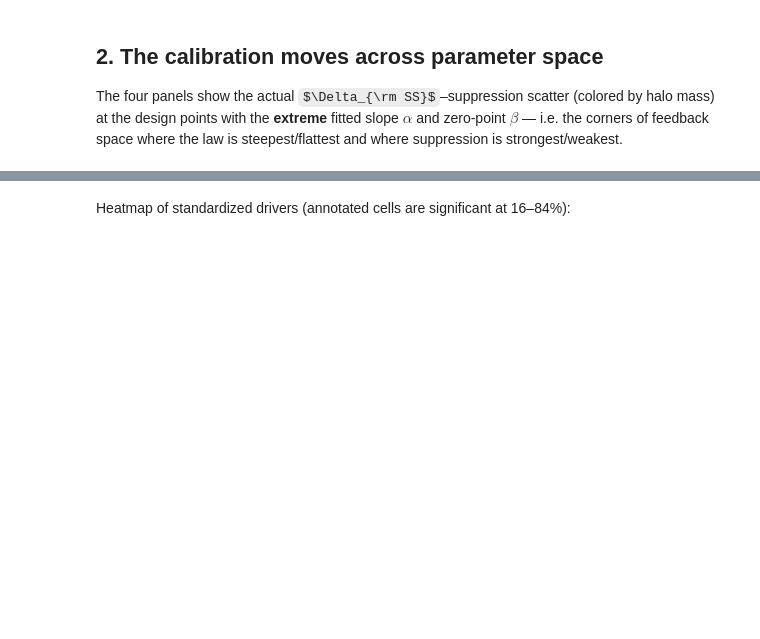
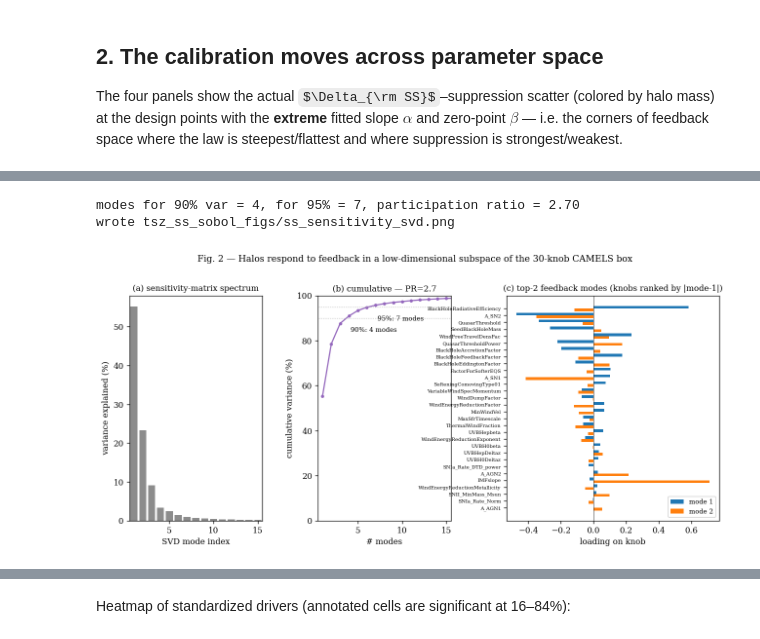
Before and after one commit to Maxelee/BIND, a Jupyter notebook: tsz_ss_calibration_sobol.ipynb, the cells around one changed output, grey strips where cells are left out. Saved outputs shown, nothing was run; the diff lists cells and outputs as text; code cells hidden in the pictures; some formulas as TeX source; blank space fills up the shorter version.

```diff
--- a/tsz_ss_calibration_sobol.ipynb
+++ b/tsz_ss_calibration_sobol.ipynb
@@ -150,0 +695,56 @@ wrote tsz_ss_sobol_figs/ss_money_panels.png
+# %%
+# Fig 2 — SVD of the per-halo sensitivity matrix: effective dimensionality of feedback
+S_kept = S_mat[keep]                                  # (n_kept, 30)
+S_cent = S_kept - S_kept.mean(0, keepdims=True)
+U, Sv, Vt = np.linalg.svd(S_cent, full_matrices=False)
+var_frac = Sv ** 2 / np.sum(Sv ** 2)
+cum_var = np.cumsum(var_frac)
+n_eff_90 = int(np.searchsorted(cum_var, 0.90) + 1)
+n_eff_95 = int(np.searchsorted(cum_var, 0.95) + 1)
+# participation ratio: 1 / sum(p_i^2) where p_i = sigma_i^2 / sum
+PR = 1.0 / np.sum(var_frac ** 2)
+print(f'modes for 90% var = {n_eff_90}, for 95% = {n_eff_95}, participation ratio = {PR:.2f}')
+
+fig = plt.figure(figsize=(13, 5.0))
+gs = fig.add_gridspec(1, 3, width_ratios=[1.0, 1.0, 1.6], wspace=0.35)
+
+# (a) spectrum
+ax = fig.add_subplot(gs[0, 0])
+k_ = np.arange(1, len(Sv) + 1)
+ax.bar(k_, var_frac * 100, color='0.55')
+ax.set_xlabel('SVD mode index'); ax.set_ylabel('variance explained (%)')
+ax.set_title('(a) sensitivity-matrix spectrum', fontsize=10)
+ax.set_xlim(0.5, min(15, len(Sv)) + 0.5)
+
+# (b) cumulative
+ax = fig.add_subplot(gs[0, 1])
+ax.plot(k_, cum_var * 100, marker='o', ms=3, color='tab:purple')
+for thr, lab in [(90, '90%'), (95, '95%')]:
+    ax.axhline(thr, color='0.7', lw=0.8, ls=':')
+    nthr = int(np.searchsorted(cum_var, thr / 100) + 1)
+    ax.text(nthr + 0.2, thr - 6, f'{lab}: {nthr} modes', fontsize=8)
+ax.set_xlabel('# modes'); ax.set_ylabel('cumulative variance (%)')
+ax.set_xlim(0.5, min(15, len(Sv)) + 0.5); ax.set_ylim(0, 100)
+ax.set_title(f'(b) cumulative — PR={PR:.1f}', fontsize=10)
+
+# (c) loadings of top-2 modes on the 30 knobs
+ax = fig.add_subplot(gs[0, 2])
+order = np.argsort(-np.abs(Vt[0]))
+y = np.arange(len(PLAB))
+w = 0.4
+ax.barh(y - w / 2, Vt[0][order], height=w, color='tab:blue', label='mode 1')
+ax.barh(y + w / 2, Vt[1][order], height=w, color='tab:orange', label='mode 2')
+ax.set_yticks(y); ax.set_yticklabels([PLAB[i] for i in order], fontsize=6)
+ax.axvline(0, color='0.2', lw=0.6)
+ax.invert_yaxis()
+ax.set_xlabel('loading on knob')
+ax.set_title('(c) top-2 feedback modes (knobs ranked by |mode-1|)', fontsize=10)
+ax.legend(fontsize=8, loc='lower right')
+
+fig.suptitle('Fig. 2 — Halos respond to feedback in a low-dimensional subspace of the 30-knob CAMELS box',
+             y=1.02, fontsize=11)
+savefig(fig, 'ss_sensitivity_svd'); plt.show()
+# %% [output]
+modes for 90% var = 4, for 95% = 7, participation ratio = 2.70
+wrote tsz_ss_sobol_figs/ss_sensitivity_svd.png
+[figure, added]
```
Also changed, not shown: parts of 23 cells of this notebook, 15 other files.
